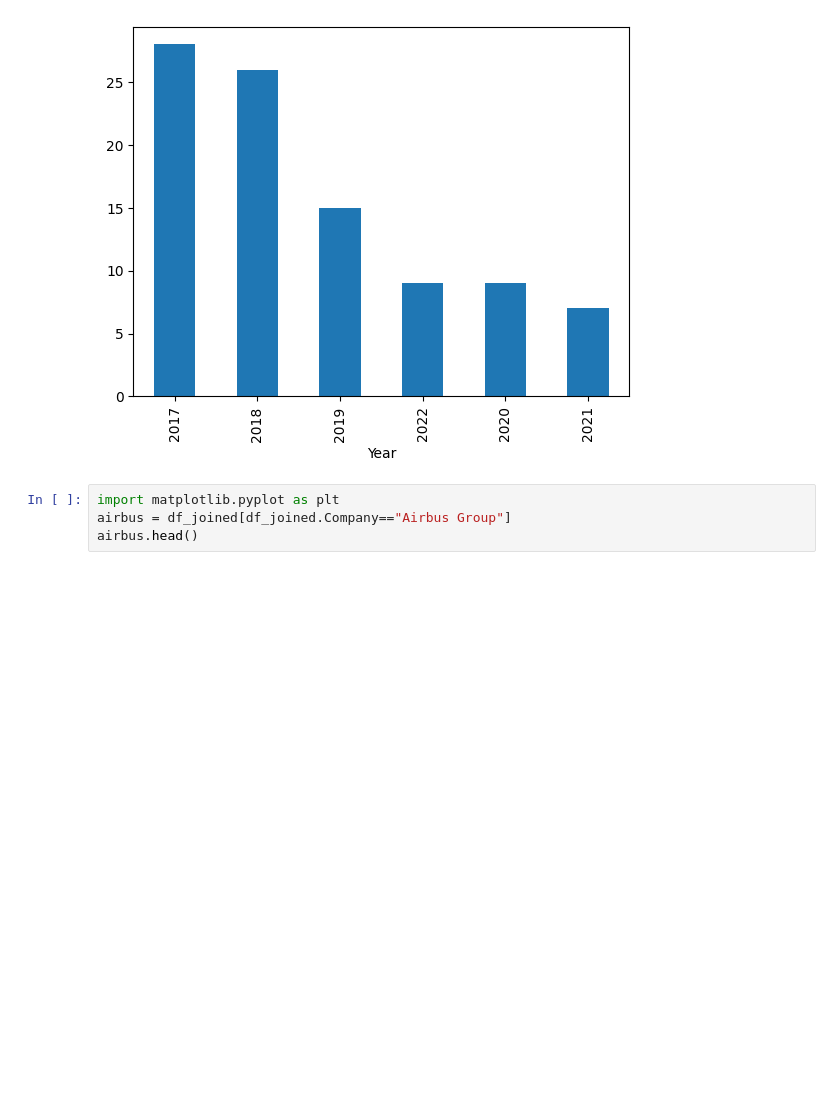
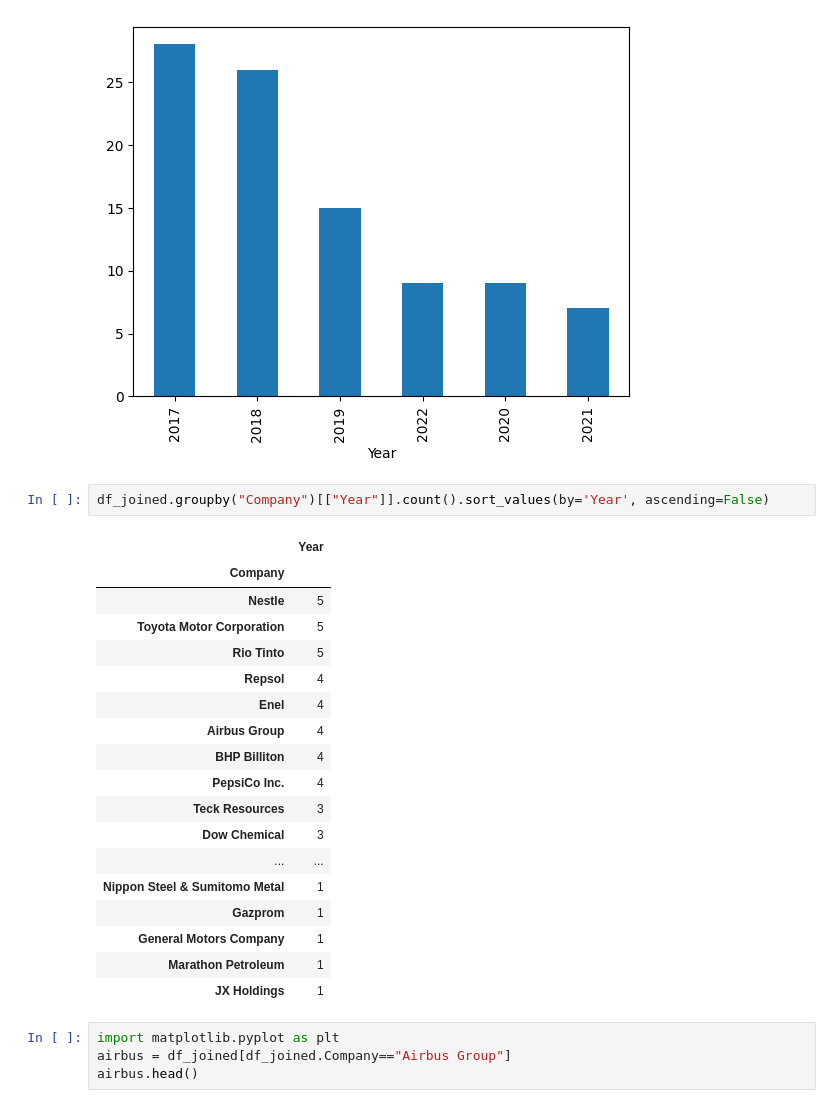
Before and after one commit to RobinRojowiec/htw-analytical-applications, a Jupyter notebook: notebooks/data_preparation_berlin.ipynb, the cells around one changed output. Drawn from its saved outputs; the diff is of its cells as text; blank space fills up the shorter version.

```diff
--- a/notebooks/data_preparation_berlin.ipynb
+++ b/notebooks/data_preparation_berlin.ipynb
@@ -171,6 +171,27 @@ df_joined.Year.value_counts().plot(kind="bar")
 # %% [output]
 <Axes: xlabel='Year'>
 [figure]
+# %%
+df_joined.groupby("Company")[["Year"]].count().sort_values(by='Year', ascending=False)
+# %% [output]
+|  | Year |
+| Company |  |
+| Nestle | 5 |
+| Toyota Motor Corporation | 5 |
+| Rio Tinto | 5 |
+| Repsol | 4 |
+| Enel | 4 |
+| Airbus Group | 4 |
+| BHP Billiton | 4 |
+| PepsiCo Inc. | 4 |
+| Teck Resources | 3 |
+| Dow Chemical | 3 |
+| ... | ... |
+| Nippon Steel & Sumitomo Metal | 1 |
+| Gazprom | 1 |
+| General Motors Company | 1 |
+| Marathon Petroleum | 1 |
+| JX Holdings | 1 |
 # %%
 import matplotlib.pyplot as plt
 airbus = df_joined[df_joined.Company=="Airbus Group"]
```
Also changed, not shown: parts of 3 cells of this notebook.
